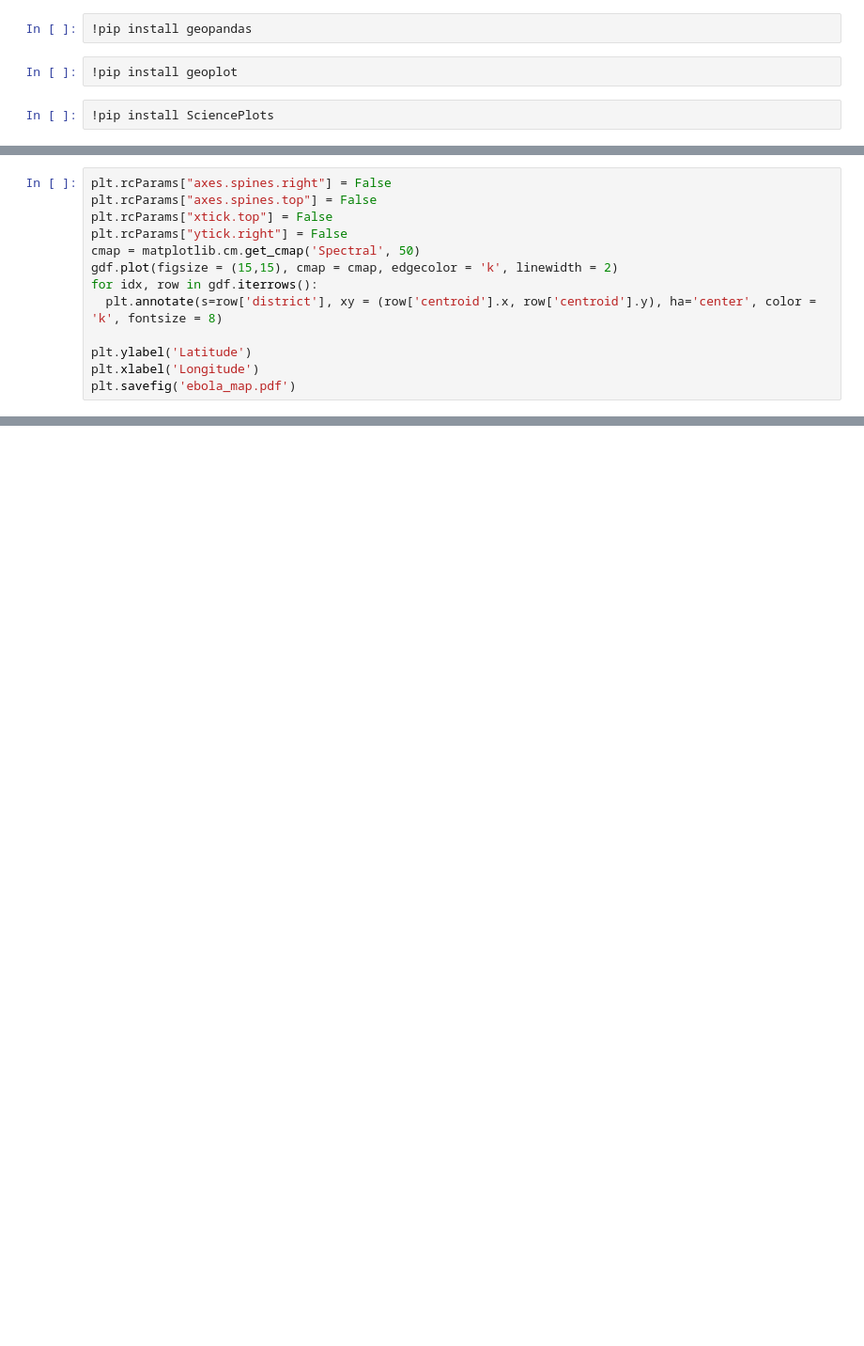
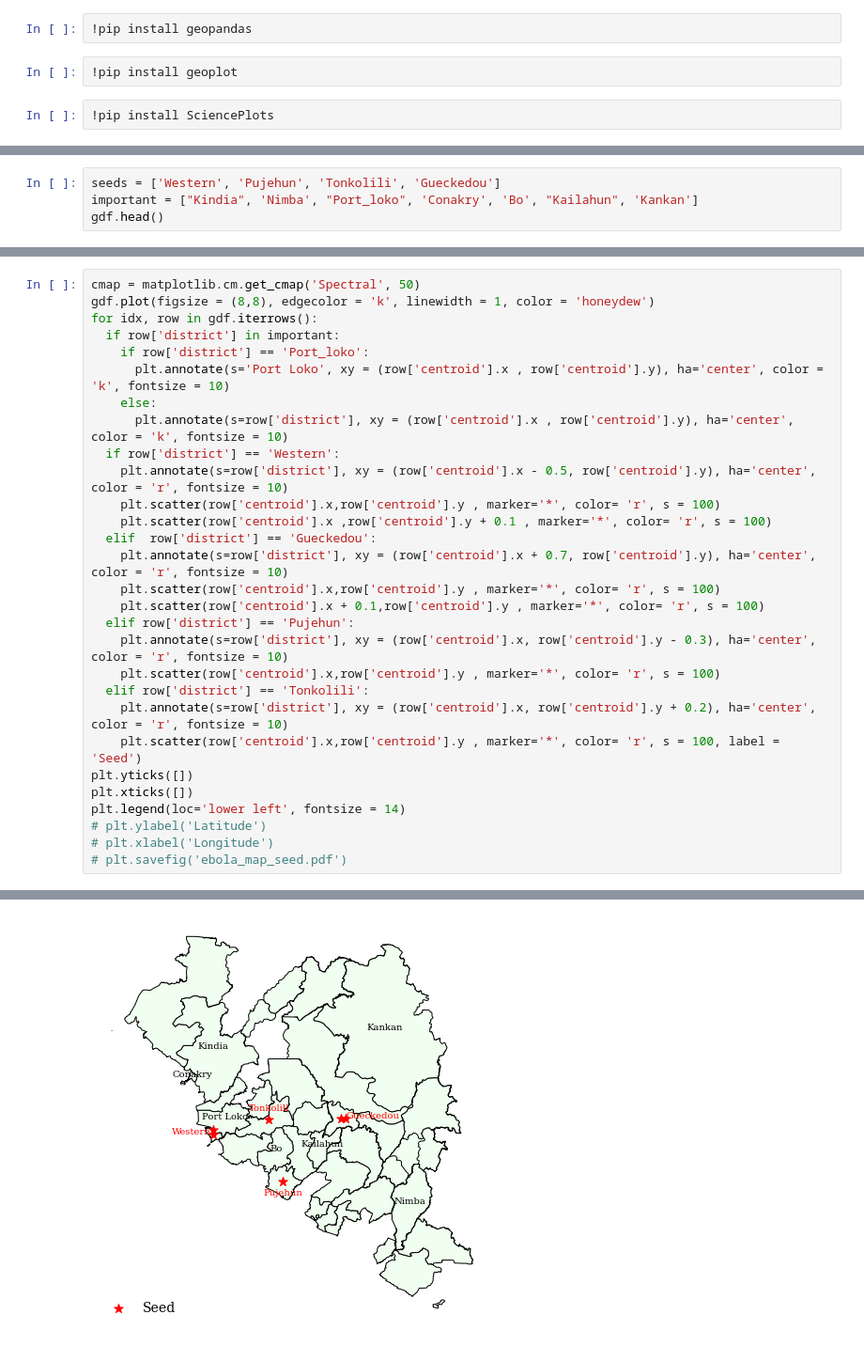
Before and after one commit to Networks-Learning/counterfactual-tpp, a Jupyter notebook: ebola/map/generate_geopands_data.ipynb, the cells around one changed output, grey strips where cells are left out. Shown at 94% size. Cells and saved outputs as stored; diff of their text form; blank space fills up the shorter version.

```diff
--- a/ebola/map/generate_geopands_data.ipynb
+++ b/ebola/map/generate_geopands_data.ipynb
@@ -42,13 +52,0 @@ gdf.head()
-# %%
-plt.rcParams["axes.spines.right"] = False
-plt.rcParams["axes.spines.top"] = False
-plt.rcParams["xtick.top"] = False
-plt.rcParams["ytick.right"] = False
-cmap = matplotlib.cm.get_cmap('Spectral', 50)
-gdf.plot(figsize = (15,15), cmap = cmap, edgecolor = 'k', linewidth = 2)
-for idx, row in gdf.iterrows():
-  plt.annotate(s=row['district'], xy = (row['centroid'].x, row['centroid'].y), ha='center', color = 'k', fontsize = 8)
-
-plt.ylabel('Latitude')
-plt.xlabel('Longitude')
-plt.savefig('ebola_map.pdf')
@@ -64,0 +53,4 @@ plt.savefig('ebola_map.pdf')
+# %%
+seeds = ['Western', 'Pujehun', 'Tonkolili', 'Gueckedou']
+important = ["Kindia", 'Nimba', "Port_loko", 'Conakry', 'Bo', "Kailahun", 'Kankan']
+gdf.head()
@@ -64,0 +64,30 @@ plt.savefig('ebola_map.pdf')
+# %%
+cmap = matplotlib.cm.get_cmap('Spectral', 50)
+gdf.plot(figsize = (8,8), edgecolor = 'k', linewidth = 1, color = 'honeydew')
+for idx, row in gdf.iterrows():
+  if row['district'] in important:
+    if row['district'] == 'Port_loko':
+      plt.annotate(s='Port Loko', xy = (row['centroid'].x , row['centroid'].y), ha='center', color = 'k', fontsize = 10)
+    else:
+      plt.annotate(s=row['district'], xy = (row['centroid'].x , row['centroid'].y), ha='center', color = 'k', fontsize = 10)
+  if row['district'] == 'Western':
+    plt.annotate(s=row['district'], xy = (row['centroid'].x - 0.5, row['centroid'].y), ha='center', color = 'r', fontsize = 10)
+    plt.scatter(row['centroid'].x,row['centroid'].y , marker='*', color= 'r', s = 100)
+    plt.scatter(row['centroid'].x ,row['centroid'].y + 0.1 , marker='*', color= 'r', s = 100)
+  elif  row['district'] == 'Gueckedou':
+    plt.annotate(s=row['district'], xy = (row['centroid'].x + 0.7, row['centroid'].y), ha='center', color = 'r', fontsize = 10)
+    plt.scatter(row['centroid'].x,row['centroid'].y , marker='*', color= 'r', s = 100)
+    plt.scatter(row['centroid'].x + 0.1,row['centroid'].y , marker='*', color= 'r', s = 100)
+  elif row['district'] == 'Pujehun':
+    plt.annotate(s=row['district'], xy = (row['centroid'].x, row['centroid'].y - 0.3), ha='center', color = 'r', fontsize = 10)
+    plt.scatter(row['centroid'].x,row['centroid'].y , marker='*', color= 'r', s = 100)
+  elif row['district'] == 'Tonkolili':
+    plt.annotate(s=row['district'], xy = (row['centroid'].x, row['centroid'].y + 0.2), ha='center', color = 'r', fontsize = 10)
+    plt.scatter(row['centroid'].x,row['centroid'].y , marker='*', color= 'r', s = 100, label = 'Seed')
+plt.yticks([])
+plt.xticks([])
+plt.legend(loc='lower left', fontsize = 14)
+# plt.ylabel('Latitude')
+# plt.xlabel('Longitude')
+# plt.savefig('ebola_map_seed.pdf')
+# %% [output]
@@ -64,0 +95 @@ plt.savefig('ebola_map.pdf')
+[figure, added]
```
Also changed, not shown: parts of 8 cells of this notebook, 9 other files.
